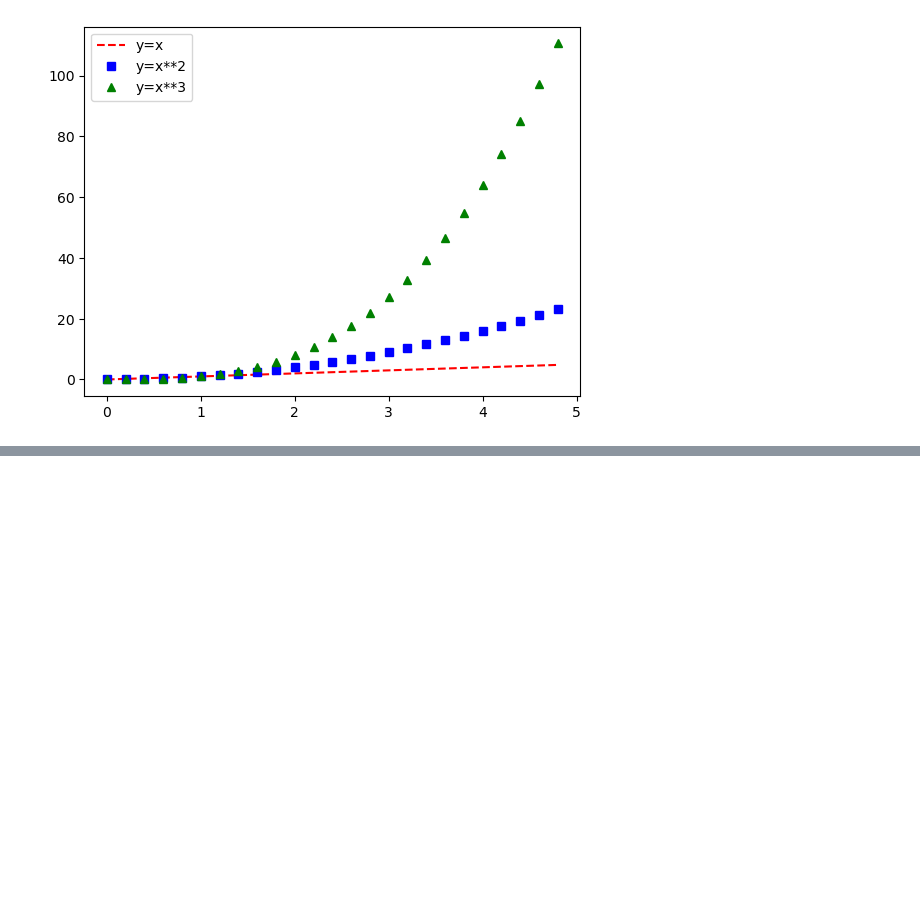
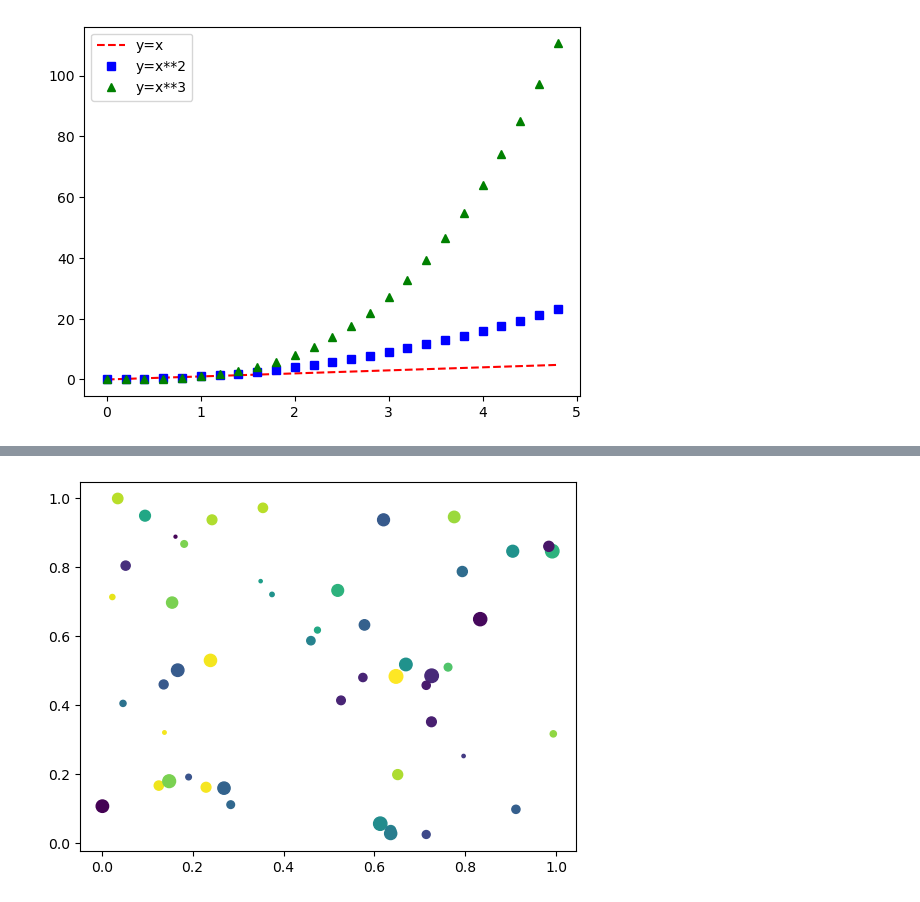
Before and after one commit to hirokimituya/book_python-professional-encyclopedia, a Jupyter notebook: lesson13/lesson_matplotlib.ipynb, the cells around one changed output, grey strips where cells are left out. Saved outputs shown, nothing was run; the diff lists cells and outputs as text; code cells hidden in the pictures; blank space fills up the shorter version.

```diff
--- a/lesson13/lesson_matplotlib.ipynb
+++ b/lesson13/lesson_matplotlib.ipynb
@@ -41,0 +49,9 @@ plt.show()
+# %%
+x = np.random.rand(50)
+y = np.random.rand(50)
+sizes = np.random.rand(50) * 100
+colors = np.random.rand(50)
+plt.scatter(x, y, s=sizes, c=colors)
+plt.show()
+# %% [output]
+[figure, added]
```
Also changed, not shown: parts of 5 cells of this notebook.
